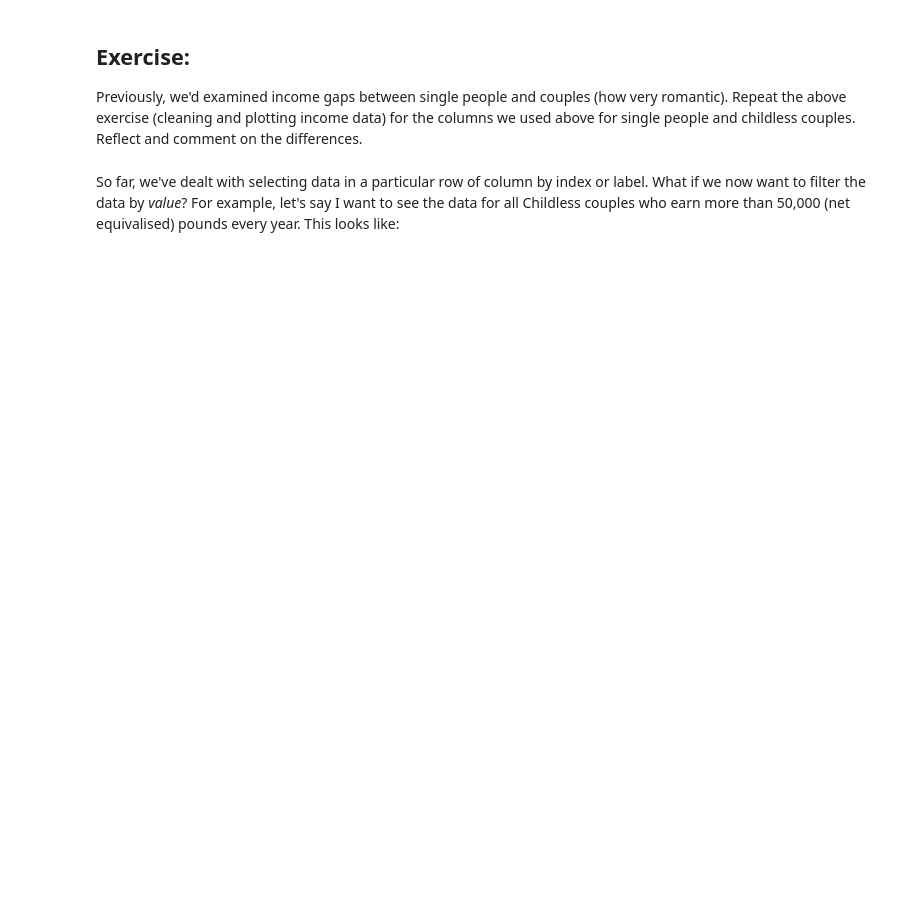
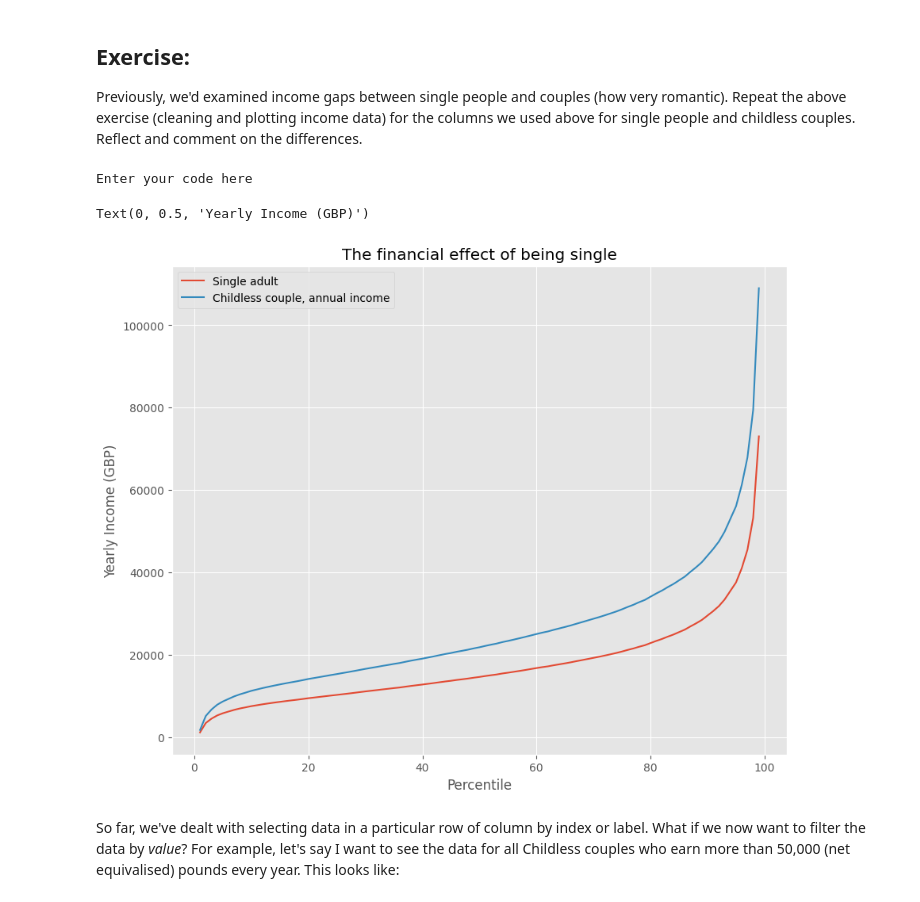
Before and after one commit to uclqfjb/QM2, a Jupyter notebook: notebooks/W02. Pandas.ipynb, the cells around one changed output. Cells and saved outputs as stored; diff of their text form; code cells hidden in the pictures; blank space fills up the shorter version.

```diff
--- a/notebooks/W02. Pandas.ipynb
+++ b/notebooks/W02. Pandas.ipynb
@@ -312,0 +336,13 @@ Add your reflection here.
+# %%
+print("Enter your code here")
+clean2 = income[['Single adult','Childless couple, annual income']]
+clean2 = clean2.replace(',','', regex = True)
+clean2 = clean2.replace('-','NaN', regex = True).astype('float')
+clean2.plot()
+plt.title('The financial effect of being single')
+plt.xlabel('Percentile')
+plt.ylabel('Yearly Income (GBP)')
+# %% [output]
+Enter your code here
+Text(0, 0.5, 'Yearly Income (GBP)')
+[figure, added]
```
Also changed, not shown: parts of 17 cells of this notebook.
